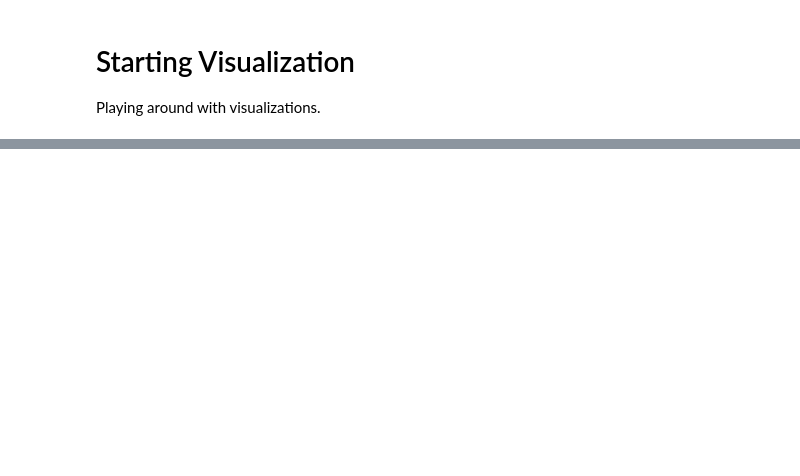
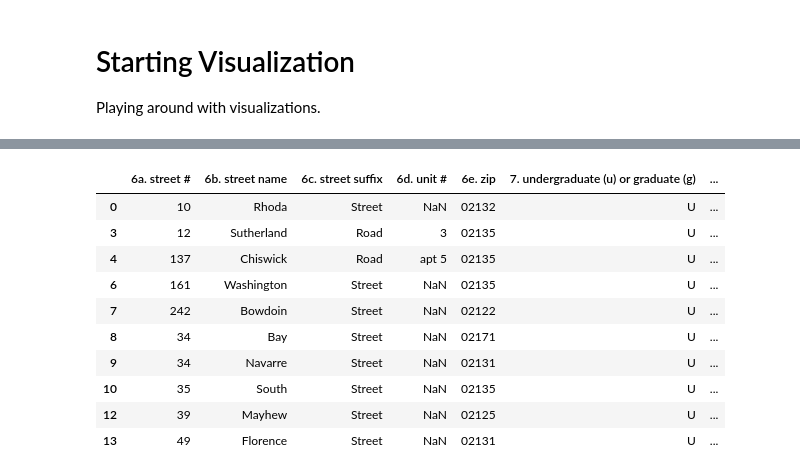
Before and after one commit to irisRen04/cs506-off_campus_housing-Ren-James, a Jupyter notebook: Student_addresses.ipynb, the cells around one changed output, grey strips where cells are left out. Cells and saved outputs as stored; diff of their text form; code cells hidden in the pictures; blank space fills up the shorter version.

```diff
--- a/Student_addresses.ipynb
+++ b/Student_addresses.ipynb
@@ -451,0 +635,14 @@ plt.show()
+# %%
+first_10.head(10)
+# %% [output]
+|  | 6a. street # | 6b. street name | 6c. street suffix | 6d. unit # | 6e. zip | 7. undergraduate (u) or graduate (g) | ... |
+| 0 | 10 | Rhoda | Street | NaN | 02132 | U | ... |
+| 3 | 12 | Sutherland | Road | 3 | 02135 | U | ... |
+| 4 | 137 | Chiswick | Road | apt 5 | 02135 | U | ... |
+| 6 | 161 | Washington | Street | NaN | 02135 | U | ... |
+| 7 | 242 | Bowdoin | Street | NaN | 02122 | U | ... |
+| 8 | 34 | Bay | Street | NaN | 02171 | U | ... |
+| 9 | 34 | Navarre | Street | NaN | 02131 | U | ... |
+| 10 | 35 | South | Street | NaN | 02135 | U | ... |
+| 12 | 39 | Mayhew | Street | NaN | 02125 | U | ... |
+| 13 | 49 | Florence | Street | NaN | 02131 | U | ... |
```
Also changed, not shown: parts of 18 cells of this notebook.
